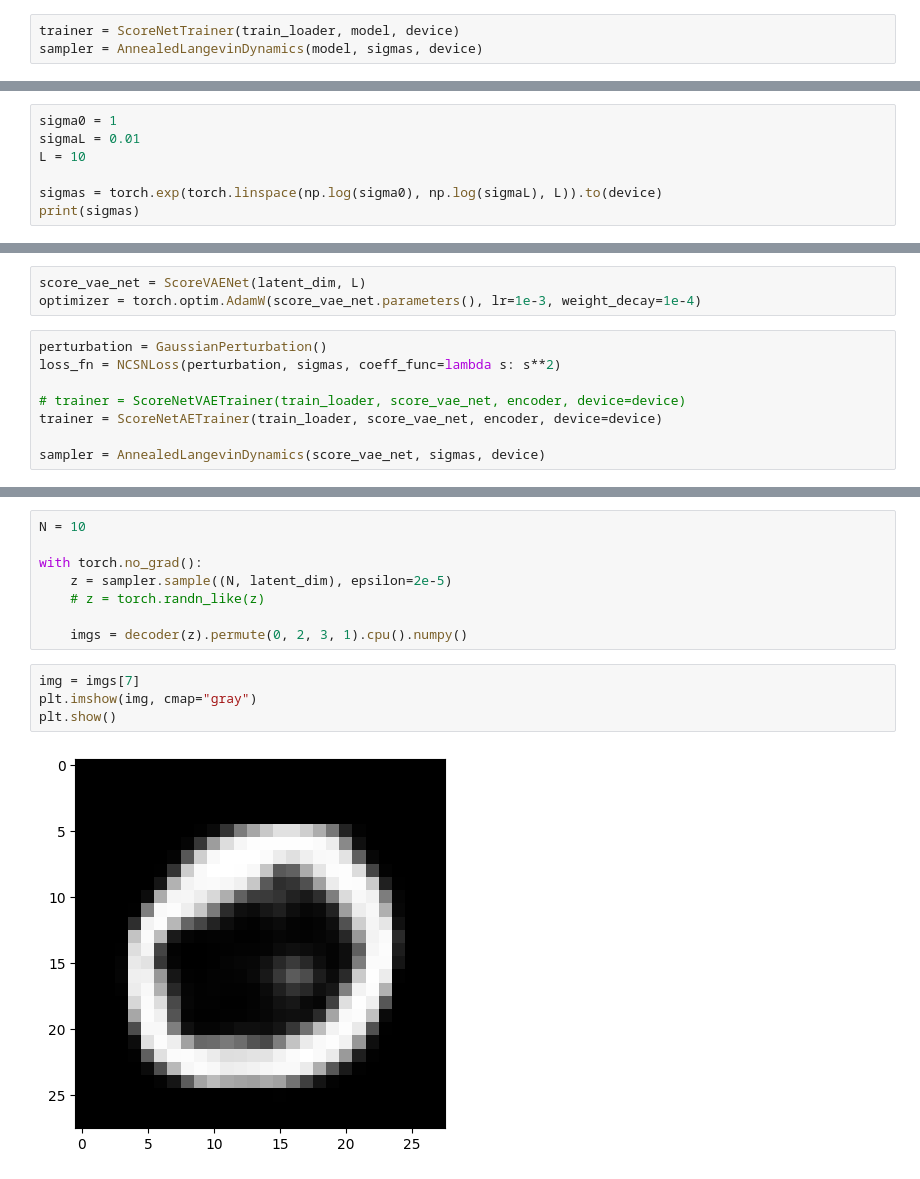
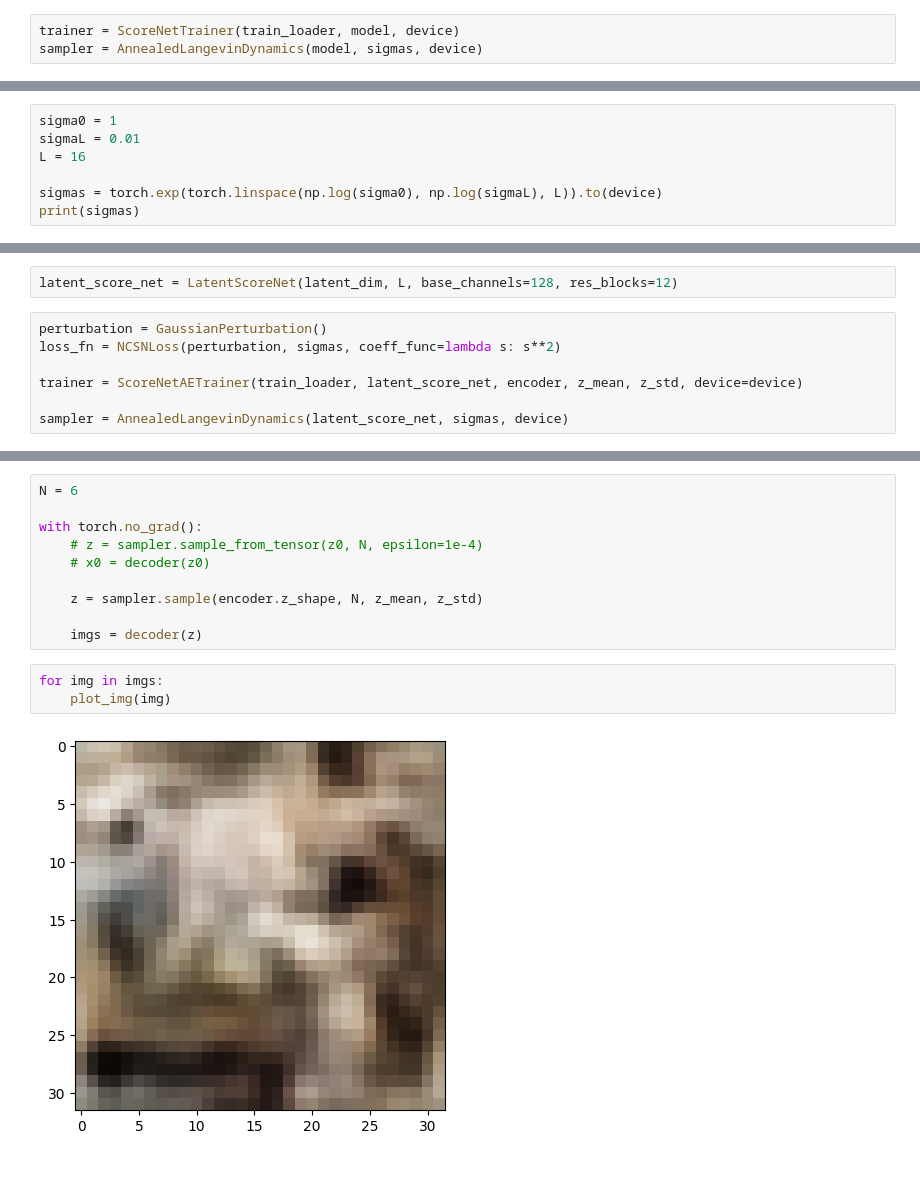
Before and after one commit to YasBroek/PGM-Denoising_Score_Matching, a Jupyter notebook: langevin.ipynb, the cells around one changed output, grey strips where cells are left out. Saved outputs shown, nothing was run; the diff lists cells and outputs as text.

```diff
--- a/langevin.ipynb
+++ b/langevin.ipynb
@@ -309,7 +323,7 @@ Epoch 12 (Loss: 971.5014)
 # %%
 sigma0 = 1
 sigmaL = 0.01
-L = 10
+L = 16
 
 sigmas = torch.exp(torch.linspace(np.log(sigma0), np.log(sigmaL), L)).to(device)
 print(sigmas)
@@ -319,12 +334,10 @@ tensor([1.0000, 0.5995, 0.3594, 0.2154, 0.1292, 0.0774, 0.0464, 0.0278, 0.0167,
 # %%
-score_vae_net = ScoreVAENet(latent_dim, L)
-optimizer = torch.optim.AdamW(score_vae_net.parameters(), lr=1e-3, weight_decay=1e-4)
+latent_score_net = LatentScoreNet(latent_dim, L, base_channels=128, res_blocks=12)
 # %%
 perturbation = GaussianPerturbation()
 loss_fn = NCSNLoss(perturbation, sigmas, coeff_func=lambda s: s**2)
 
-# trainer = ScoreNetVAETrainer(train_loader, score_vae_net, encoder, device=device)
-trainer = ScoreNetAETrainer(train_loader, score_vae_net, encoder, device=device)
+trainer = ScoreNetAETrainer(train_loader, latent_score_net, encoder, z_mean, z_std, device=device)
 
-sampler = AnnealedLangevinDynamics(score_vae_net, sigmas, device)
+sampler = AnnealedLangevinDynamics(latent_score_net, sigmas, device)
 # %%
@@ -347,14 +360,15 @@ tensor([5.6120, 5.3673, 5.2990, 5.2815, 5.2666, 5.2643, 5.2609, 5.2634, 5.2222,
 # %%
-N = 10
+N = 6
 
 with torch.no_grad():
-    z = sampler.sample((N, latent_dim), epsilon=2e-5)
-    # z = torch.randn_like(z)
+    # z = sampler.sample_from_tensor(z0, N, epsilon=1e-4)
+    # x0 = decoder(z0)
 
-    imgs = decoder(z).permute(0, 2, 3, 1).cpu().numpy()
+    z = sampler.sample(encoder.z_shape, N, z_mean, z_std)
+
+    imgs = decoder(z)
 # %%
-img = imgs[7]
-plt.imshow(img, cmap="gray")
-plt.show()
+for img in imgs:
+    plot_img(img)
 # %% [output]
-[figure, old version]
+[figure, new version]
```
Also changed, not shown: parts of 42 cells of this notebook, 4 other files.
